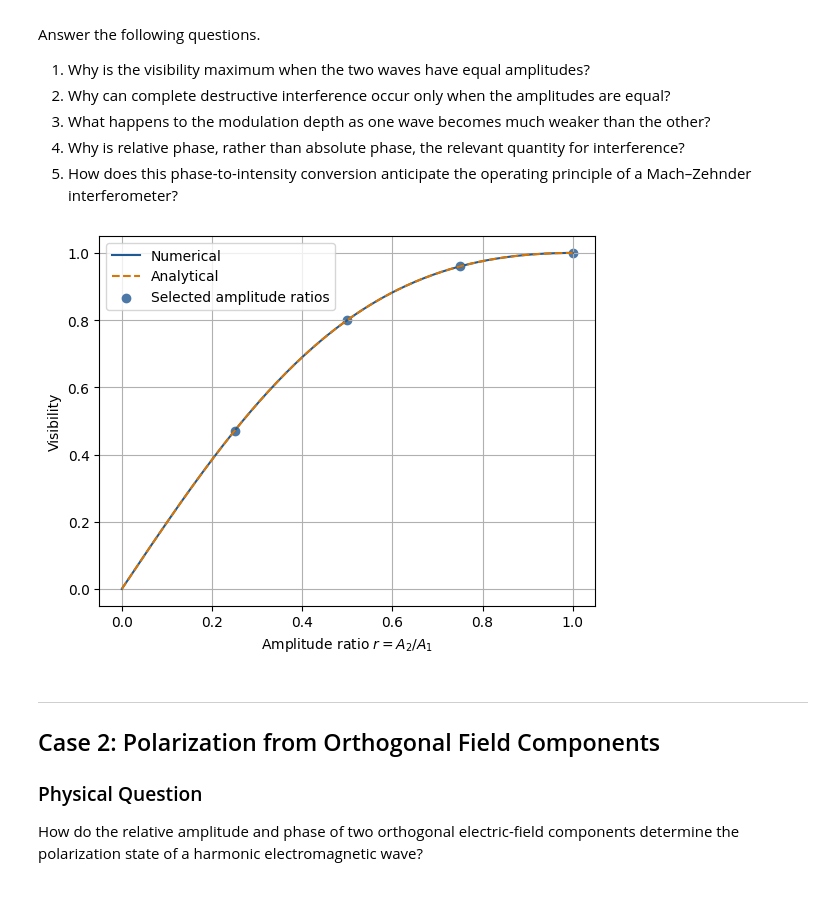
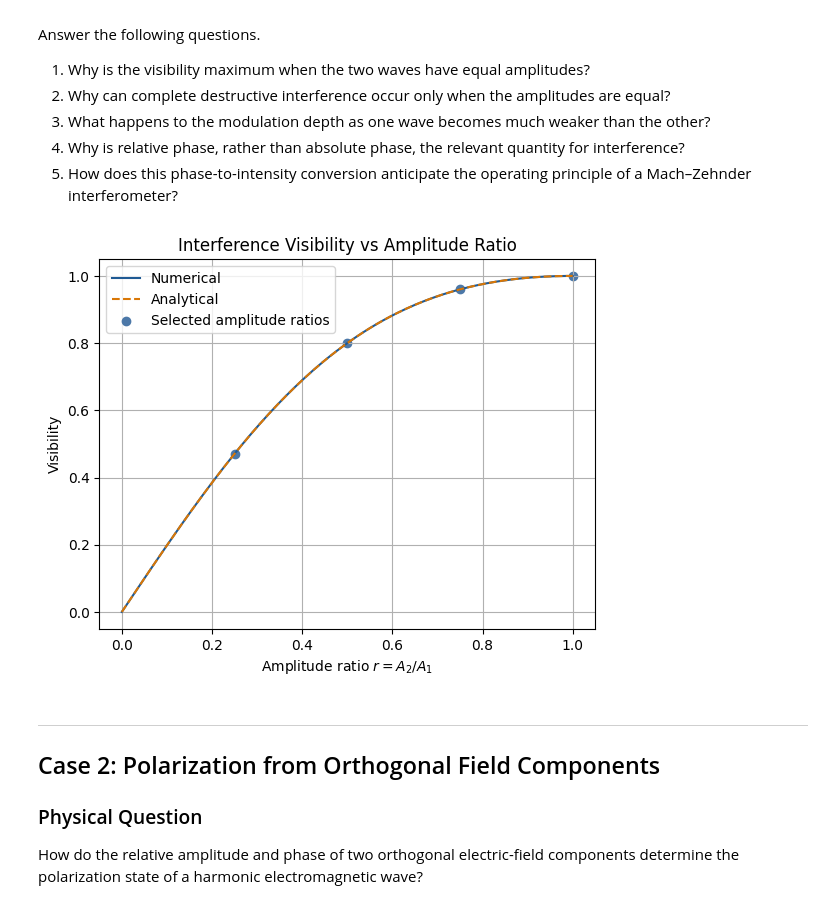
Before and after one commit to hyerim1212/maxwell-to-programmable-photonics, a Jupyter notebook: notebooks/08_wave_superposition_polarization_and_interference.ipynb, the cells around one changed output. Drawn from its saved outputs; the diff is of its cells as text; code cells hidden in the pictures.

```diff
--- a/notebooks/08_wave_superposition_polarization_and_interference.ipynb
+++ b/notebooks/08_wave_superposition_polarization_and_interference.ipynb
@@ -618,34 +618,36 @@ V_analytical = 2.0 * r_range / (1.0 + r_range**2)
 
 plt.plot(
     r_range,
     V_numerical,
     label="Numerical",
     color=COLORS["numerical"]
 )
 
 plt.plot(
     r_range,
     V_analytical,
     linestyle="--",
     label="Analytical",
     color=COLORS["analytical"]
 )
 
 plt.scatter(
     r_spot,
     V_spot,
     label="Selected amplitude ratios",
     color=COLORS["numerical_alt"]
 )
 
 plt.xlabel(r"Amplitude ratio $r=A_2/A_1$")
 plt.ylabel("Visibility")
+plt.title("Interference Visibility vs Amplitude Ratio")
+
 plt.legend()
 plt.grid()
 
 plt.show()
 # %% [output]
-[figure, old version]
+[figure, new version]
 # %% [markdown]
 ---
 
```
Also changed, not shown: parts of 6 cells of this notebook.
